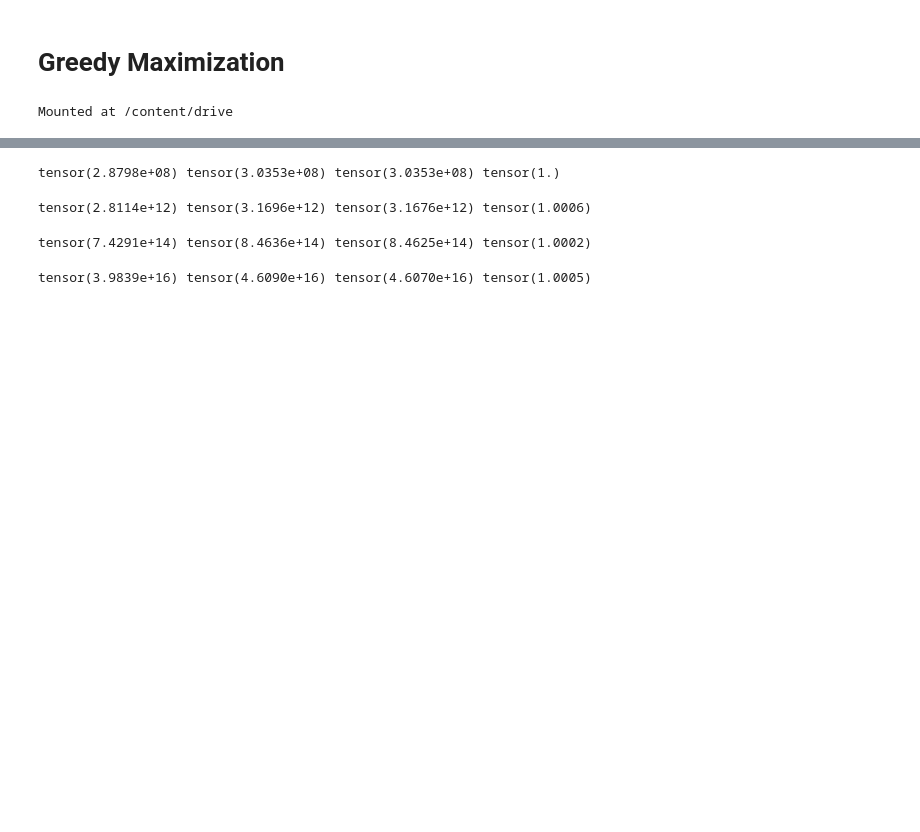
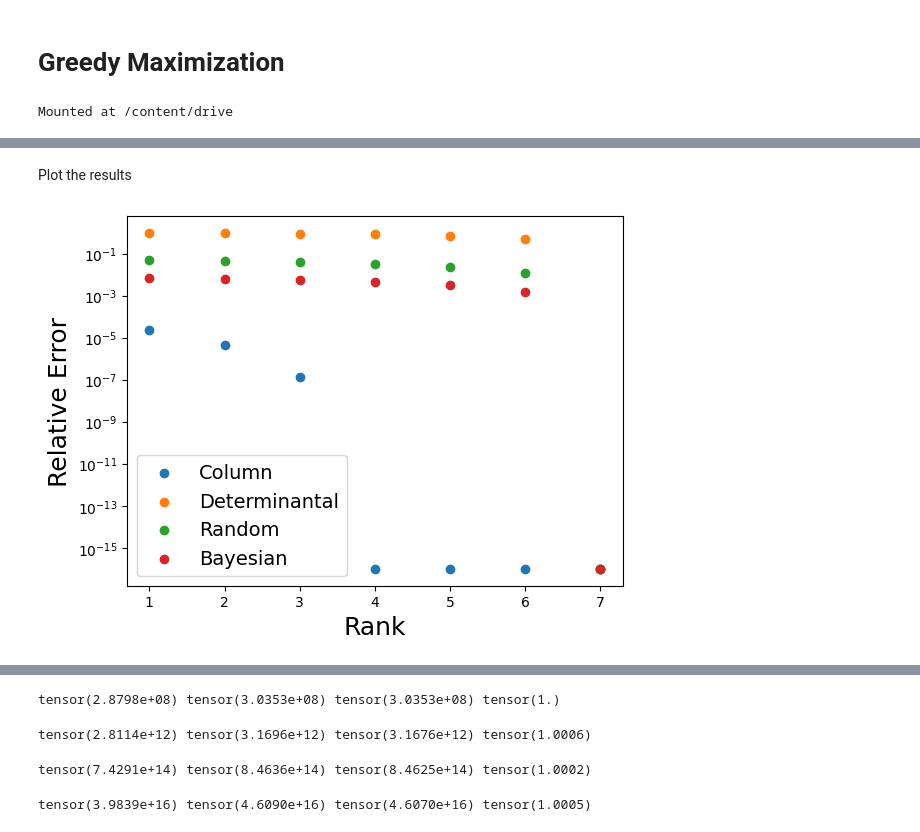
Before and after one commit to rsonthal/Submodular-Set-Function-Optimization, a Jupyter notebook: Only_Inequalities_optimization.ipynb, the cells around one changed output, grey strips where cells are left out. Drawn from its saved outputs; the diff is of its cells as text; code cells hidden in the pictures; blank space fills up the shorter version.

```diff
--- a/Only_Inequalities_optimization.ipynb
+++ b/Only_Inequalities_optimization.ipynb
@@ -2049,0 +948,21 @@ modified_greedy_constrained(determinantal_f,15,2,n)
+# %% [markdown]
+Plot the results
+# %%
+error_d, time_d = torch.load("drive/MyDrive/JIM/determinantal-low-rank-approximation-n-7.pt")
+error_r, time_r = torch.load("drive/MyDrive/JIM/random-low-rank-approximation-n-7.pt")
+error_c, time_c = torch.load("drive/MyDrive/JIM/column-low-rank-approximation-n-7.pt")
+error_b, time_b = torch.load("drive/MyDrive/JIM/bayesian-low-rank-approximation-n-7.pt")
+rs = [1,2,3,4,5,6,7]
+
+
+plt.scatter(rs, error_c.mean(dim=1)+1e-16, label = "Column")
+plt.scatter(rs, error_d.mean(dim=1)+1e-16, label = "Determinantal")
+plt.scatter(rs, error_r.mean(dim=1)+1e-16, label = "Random")
+plt.scatter(rs, error_b.mean(dim=1)+1e-16, label = "Bayesian")
+plt.yscale("log")
+plt.xlabel("Rank", fontsize=18)
+plt.ylabel("Relative Error", fontsize=18)
+plt.legend(fontsize=14)
+plt.savefig("error.pdf", dpi = 300, bbox_inches = "tight", facecolor="white")
+# %% [output]
+[figure, added]
```
Also changed, not shown: parts of 84 cells of this notebook.
